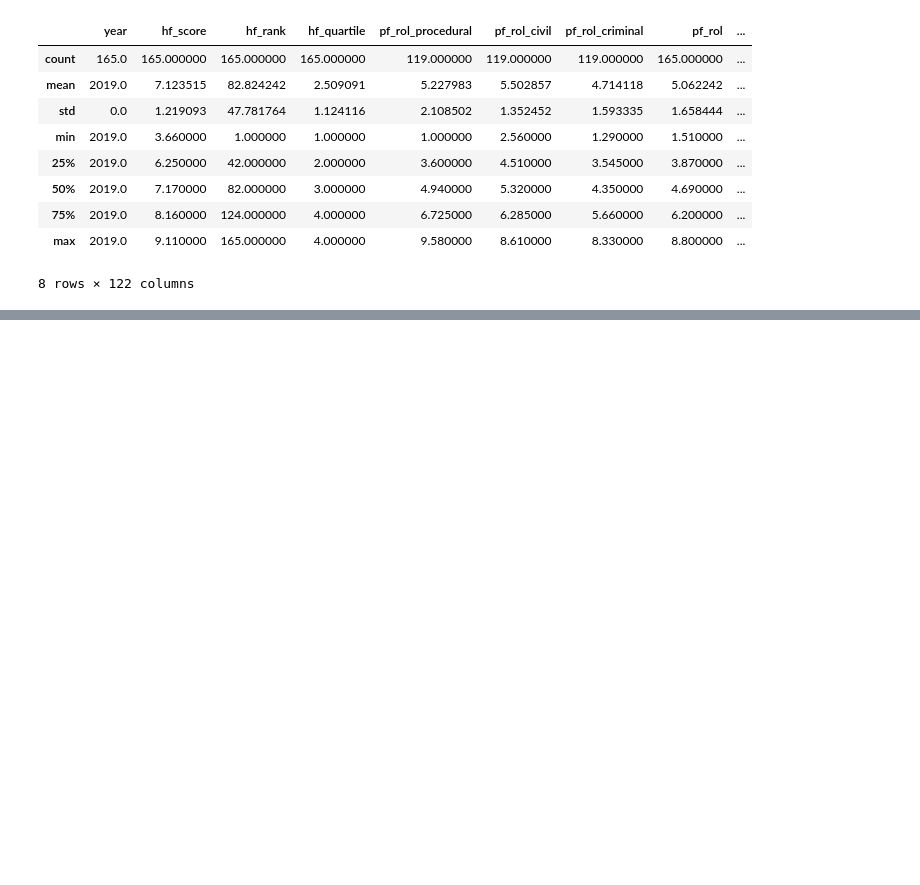
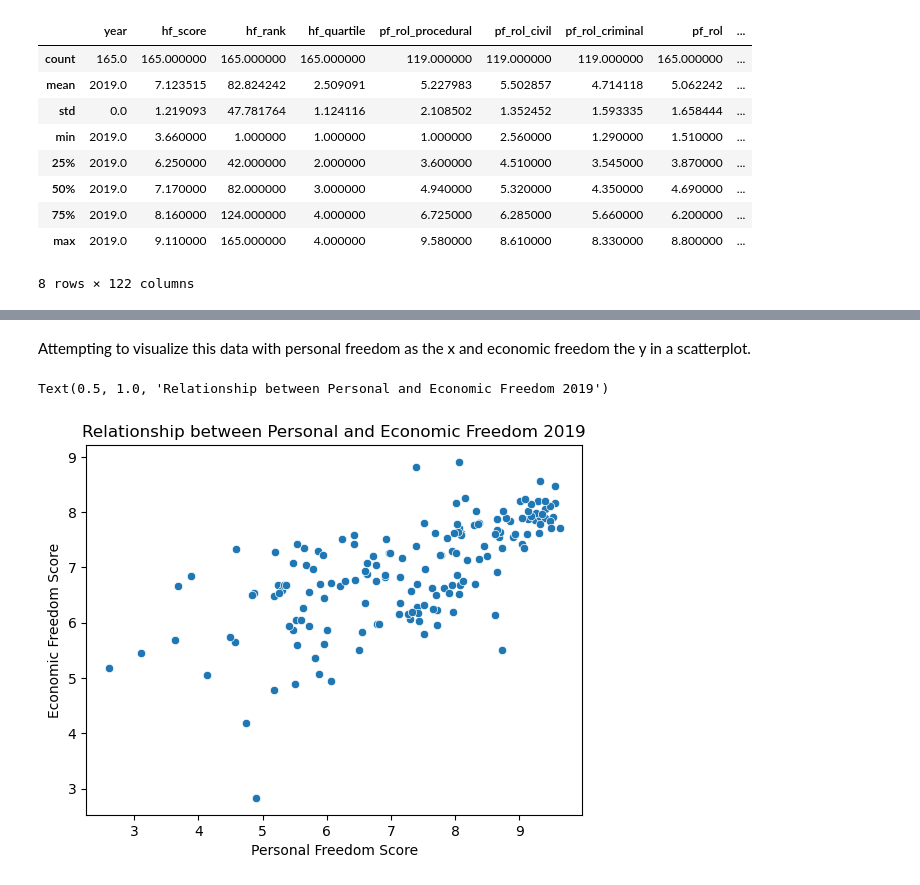
Before and after one commit to tralinde/hf_and_economic_attainment, a Jupyter notebook: notebooks/EDA.ipynb, the cells around one changed output, grey strips where cells are left out. Saved outputs shown, nothing was run; the diff lists cells and outputs as text; code cells hidden in the pictures; blank space fills up the shorter version.

Commit message:
created visualizations to compare economic and personal freedom changes from 2018 to 2019.

```diff
--- a/notebooks/EDA.ipynb
+++ b/notebooks/EDA.ipynb
@@ -80,3 +80,7 @@ hf_data_2019.describe()
 | 75% | 2019.0 | 8.160000 | 124.000000 | 4.000000 | 6.725000 | 6.285000 | 5.660000 | 6.200000 | ... |
 | max | 2019.0 | 9.110000 | 165.000000 | 4.000000 | 9.580000 | 8.610000 | 8.330000 | 8.800000 | ... |
 8 rows × 122 columns
+# %%
+desired_list = ['countries', 'ISO', 'pf_score', 'ef_score']
+
+pf_ef_comparison_2019 = hf_data_2019[desired_list]
@@ -82,0 +104,11 @@ hf_data_2019.describe()
+# %% [markdown]
+Attempting to visualize this data with personal freedom as the x and economic freedom the y in a scatterplot.
+# %%
+sns.scatterplot(data=pf_ef_comparison_2019, x= 'pf_score', y= 'ef_score')
+
+plt.xlabel('Personal Freedom Score')
+plt.ylabel('Economic Freedom Score')
+plt.title('Relationship between Personal and Economic Freedom 2019')
+# %% [output]
+Text(0.5, 1.0, 'Relationship between Personal and Economic Freedom 2019')
+[figure, added]
```
Also changed, not shown: parts of 3 cells of this notebook, 4 other files.
